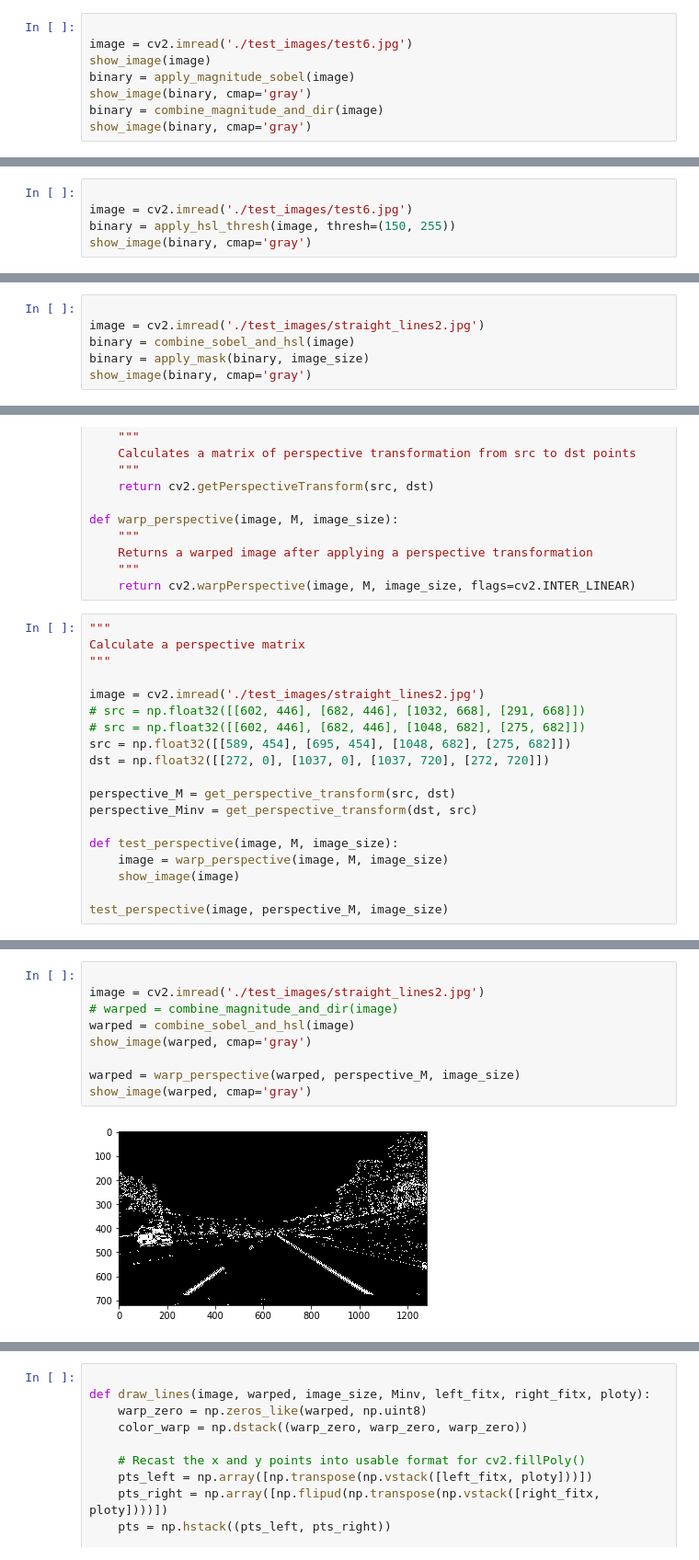
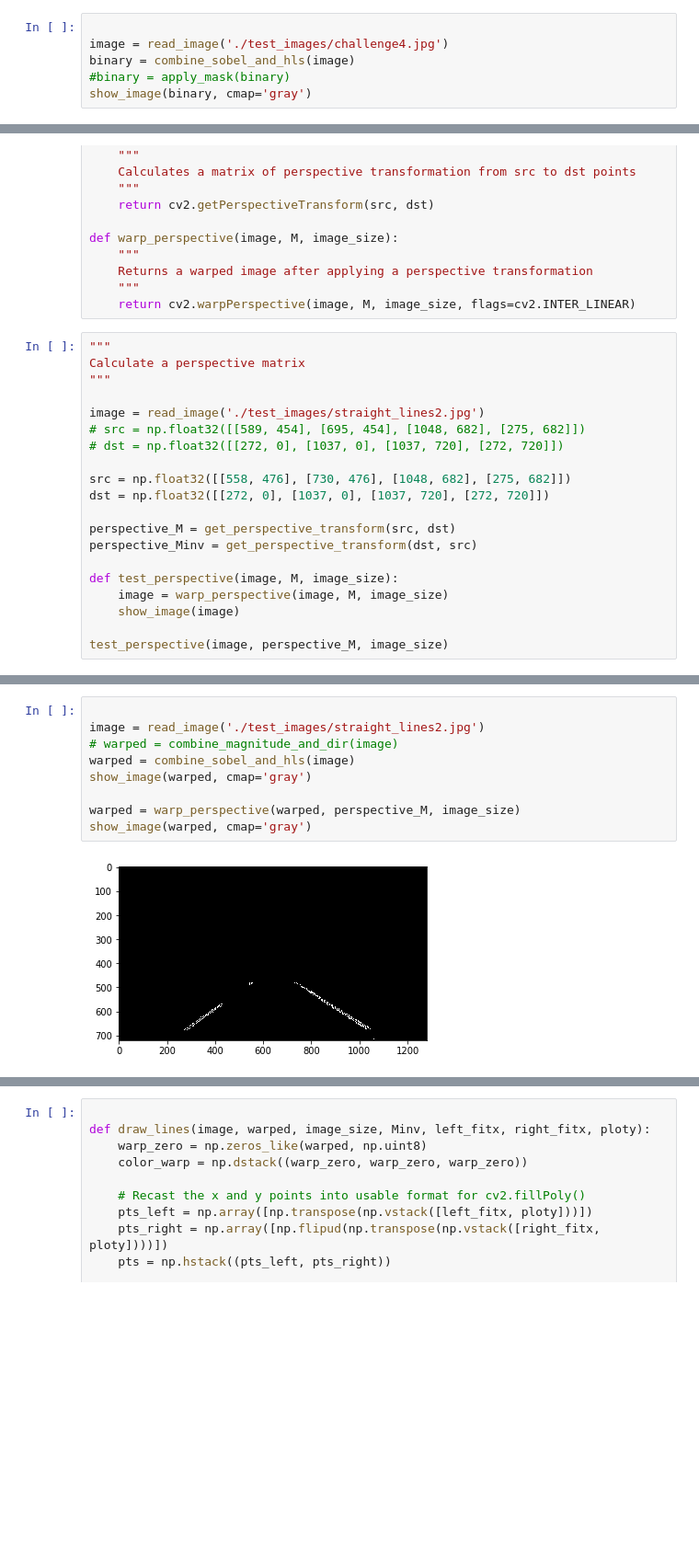
Before and after one commit to artxj/CarND-Advanced-Lane-Lines, a Jupyter notebook: lane_finder.ipynb, the cells around one changed output, grey strips where cells are left out. Shown at 92% size. Drawn from its saved outputs; the diff is of its cells as text; blank space fills up the shorter version.

```diff
--- a/lane_finder.ipynb
+++ b/lane_finder.ipynb
@@ -194,9 +260,7 @@ def apply_mask(image, image_size):
 # %%
 
-image = cv2.imread('./test_images/test6.jpg')
-show_image(image)
-binary = apply_magnitude_sobel(image)
+image = read_image('./test_images/challenge4.jpg')
+binary = combine_sobel_and_hls(image)
+#binary = apply_mask(binary)
 show_image(binary, cmap='gray')
-binary = combine_magnitude_and_dir(image)
-show_image(binary, cmap='gray')
 # %% [output]
@@ -219,5 +267,0 @@ def apply_hsl_thresh(image, thresh=(150, 255)):
-# %%
-
-image = cv2.imread('./test_images/test6.jpg')
-binary = apply_hsl_thresh(image, thresh=(150, 255))
-show_image(binary, cmap='gray')
@@ -234,6 +267,0 @@ def combine_sobel_and_hsl(image):
-# %%
-
-image = cv2.imread('./test_images/straight_lines2.jpg')
-binary = combine_sobel_and_hsl(image)
-binary = apply_mask(binary, image_size)
-show_image(binary, cmap='gray')
@@ -260,10 +286,11 @@ def warp_perspective(image, M, image_size):
 Calculate a perspective matrix
 """
 
-image = cv2.imread('./test_images/straight_lines2.jpg')
-# src = np.float32([[602, 446], [682, 446], [1032, 668], [291, 668]])
-# src = np.float32([[602, 446], [682, 446], [1048, 682], [275, 682]])
-src = np.float32([[589, 454], [695, 454], [1048, 682], [275, 682]])
+image = read_image('./test_images/straight_lines2.jpg')
+# src = np.float32([[589, 454], [695, 454], [1048, 682], [275, 682]])
+# dst = np.float32([[272, 0], [1037, 0], [1037, 720], [272, 720]])
+
+src = np.float32([[558, 476], [730, 476], [1048, 682], [275, 682]])
 dst = np.float32([[272, 0], [1037, 0], [1037, 720], [272, 720]])
 
 perspective_M = get_perspective_transform(src, dst)
@@ -279,11 +306,11 @@ test_perspective(image, perspective_M, image_size)
 # %%
 
-image = cv2.imread('./test_images/straight_lines2.jpg')
+image = read_image('./test_images/straight_lines2.jpg')
 # warped = combine_magnitude_and_dir(image)
-warped = combine_sobel_and_hsl(image)
+warped = combine_sobel_and_hls(image)
 show_image(warped, cmap='gray')
 
 warped = warp_perspective(warped, perspective_M, image_size)
 show_image(warped, cmap='gray')
 # %% [output]
-[figure, old version]
+[figure, new version]
```
Also changed, not shown: parts of 27 cells of this notebook, 13 other files.
